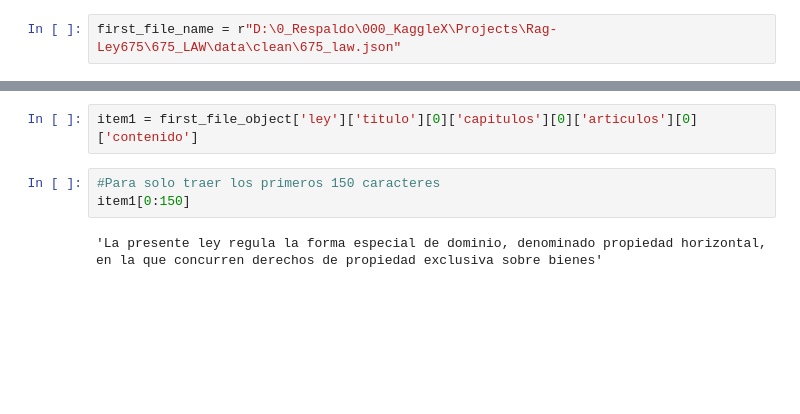
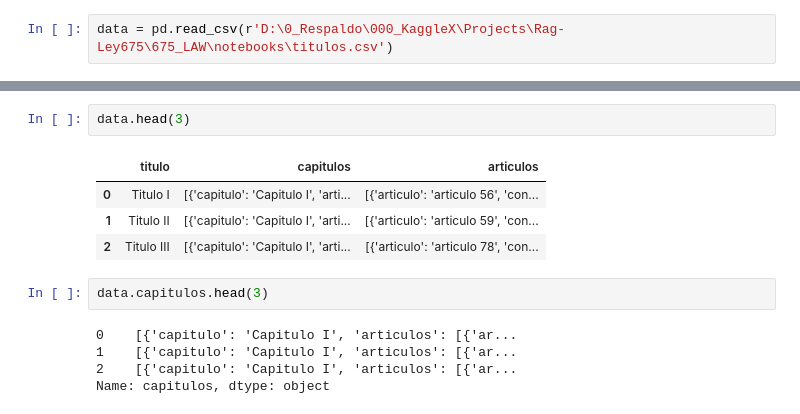
Before and after one commit to Remolino777/675_LAW, a Jupyter notebook: notebooks/01_data_prossesing.ipynb, the cells around one changed output, grey strips where cells are left out. Saved outputs shown, nothing was run; the diff lists cells and outputs as text; blank space fills up the shorter version.

```diff
--- a/notebooks/01_data_prossesing.ipynb
+++ b/notebooks/01_data_prossesing.ipynb
@@ -23,2 +3,2 @@ import json
 # %%
-first_file_name = r"D:\0_Respaldo\000_KaggleX\Projects\Rag-Ley675\675_LAW\data\clean\675_law.json"
+data = pd.read_csv(r'D:\0_Respaldo\000_KaggleX\Projects\Rag-Ley675\675_LAW\notebooks\titulos.csv')
@@ -72,7 +5,14 @@ ley: <class 'dict'>
-# %%
-item1 = first_file_object['ley']['titulo'][0]['capitulos'][0]['articulos'][0]['contenido']
-# %%
-#Para solo traer los primeros 150 caracteres
-item1[0:150]
-# %% [output]
-'La presente ley regula la forma especial de dominio, denominado propiedad horizontal, en la que concurren derechos de propiedad exclusiva sobre bienes'
+# %%
+data.head(3)
+# %% [output]
+|  | titulo | capitulos | articulos |
+| 0 | Titulo I | [{'capitulo': 'Capitulo I', 'arti... | [{'articulo': 'articulo 56', 'con... |
+| 1 | Titulo II | [{'capitulo': 'Capitulo I', 'arti... | [{'articulo': 'articulo 59', 'con... |
+| 2 | Titulo III | [{'capitulo': 'Capitulo I', 'arti... | [{'articulo': 'articulo 78', 'con... |
+# %%
+data.capitulos.head(3)
+# %% [output]
+0    [{'capitulo': 'Capitulo I', 'articulos': [{'ar...
+1    [{'capitulo': 'Capitulo I', 'articulos': [{'ar...
+2    [{'capitulo': 'Capitulo I', 'articulos': [{'ar...
+Name: capitulos, dtype: object
```
Also changed, not shown: parts of 7 cells of this notebook, 6 other files.
